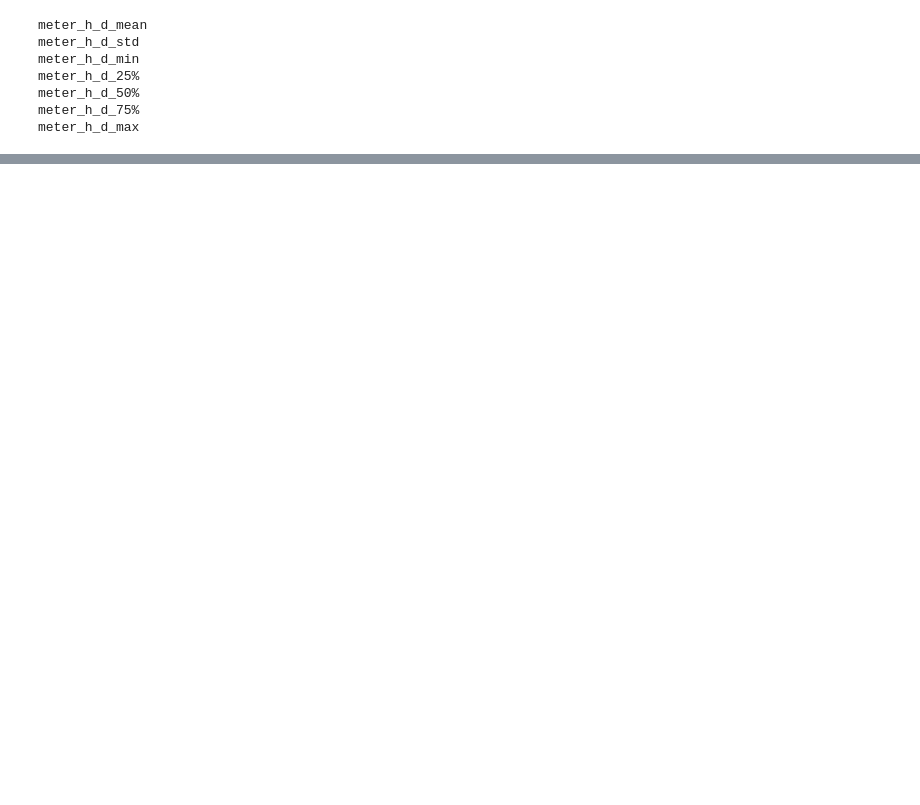
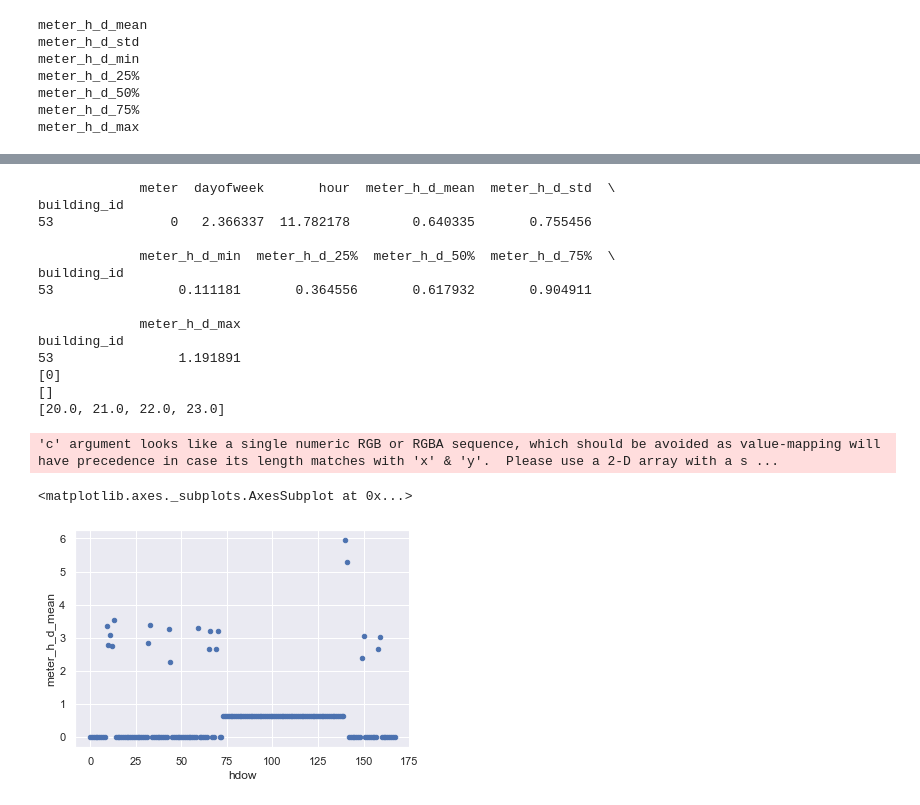
Before and after one commit to rcpeters/ashrae-energy-prediction, a Jupyter notebook: make_meter_h_dow.ipynb, the cells around one changed output, grey strips where cells are left out. Cells and saved outputs as stored; diff of their text form; code cells hidden in the pictures; blank space fills up the shorter version.

```diff
--- a/make_meter_h_dow.ipynb
+++ b/make_meter_h_dow.ipynb
@@ -215 +253,41 @@ meter_h_d_max
+# %%
+# populate missing values based off the graph going to populate day 3-5 thinking we might als
+f3_mean_df = m_h_d_df[m_h_d_df['building_id'] == 53].groupby('building_id').mean()
+print(f3_mean_df)
+#print(m_h_d_df[(m_h_d_df['building_id'] == 53) & (m_h_d_df['dayofweek'] == 3)]['hour'].tolist())
+for i in [3, 4, 5]:
+    has_data_in_hour = m_h_d_df[(m_h_d_df['building_id'] == 53) & (m_h_d_df['dayofweek'] == i)]['hour'].tolist()
+    print(has_data_in_hour)
+    missing_hour = list(x for x in range(24) if x not in has_data_in_hour)
+    for j in missing_hour:
+        temp_df = f3_mean_df.reset_index()
+        temp_df['dayofweek'] = i
+        temp_df['hour'] = j
+        m_h_d_df = m_h_d_df.append(temp_df)
+
+
+
+group = m_h_d_df.groupby(['building_id','meter','dayofweek'])['hour'].count()
+sparse_group = group[group < 7]
+f3_df = m_h_d_df.loc[m_h_d_df['building_id'] == 53, ['building_id','dayofweek','hour','meter_h_d_mean']]
+f3_df['hdow'] =  f3_df['hour'] + (f3_df['dayofweek'] * 24)
+f3_df[['meter_h_d_mean','hdow']].plot(kind='scatter', x='hdow',y='meter_h_d_mean')
+# %% [output]
+             meter  dayofweek       hour  meter_h_d_mean  meter_h_d_std  \
+building_id
+53               0   2.366337  11.782178        0.640335       0.755456
+
+             meter_h_d_min  meter_h_d_25%  meter_h_d_50%  meter_h_d_75%  \
+building_id
+53                0.111181       0.364556       0.617932       0.904911
+
+             meter_h_d_max
+building_id
+53                1.191891
+[0]
+[]
+[20.0, 21.0, 22.0, 23.0]
+'c' argument looks like a single numeric RGB or RGBA sequence, which should be avoided as value-mapping will have precedence in case its length matches with 'x' & 'y'.  Please use a 2-D array with a s ...
+<matplotlib.axes._subplots.AxesSubplot at 0x...>
+[figure, added]
 # %%
```
Also changed, not shown: parts of 11 cells of this notebook, 2 other files.
